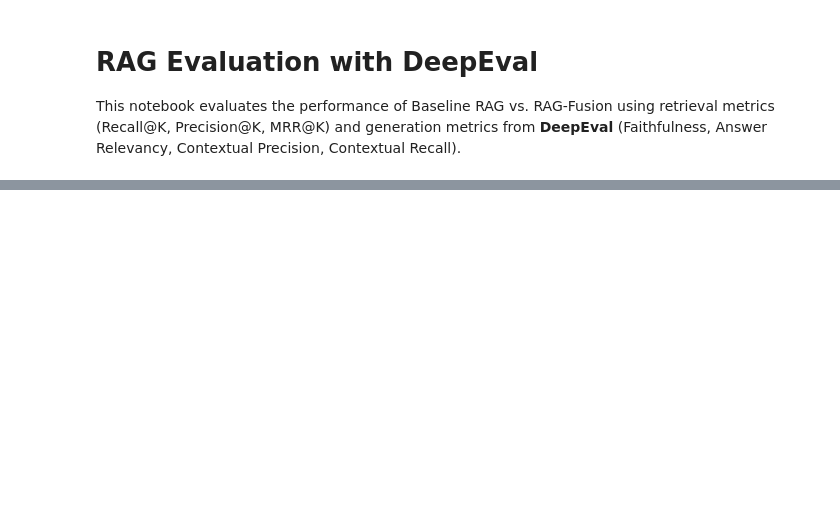
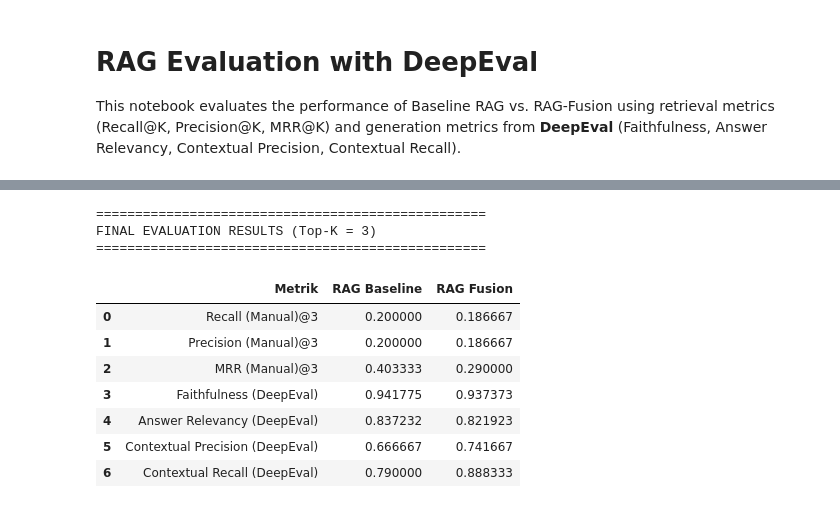
Before and after one commit to JayaWinata/medical-RAG, a Jupyter notebook: notebooks/evaluation_deepeval.ipynb, the cells around one changed output, grey strips where cells are left out. Drawn from its saved outputs; the diff is of its cells as text; code cells hidden in the pictures; blank space fills up the shorter version.

Commit message:
fix: deepeval evaluation problems fixed

```diff
--- a/notebooks/evaluation_deepeval.ipynb
+++ b/notebooks/evaluation_deepeval.ipynb
@@ -64,7 +68,8 @@ def calc_retrieval_metrics(row, retrieved_col, k=3):
     return pd.Series([precision, recall, mrr])
 # %%
 K_VALUE = 3
-FILEPATH = f"../knowledge-base/20260429_1829_rag_responses_dataset_k3.jsonl"
+FILEPATH = f"../knowledge-base/intfloat--multilingual-e5-large_rag_responses_dataset_k3.jsonl"
+OUTPUT_FILEPATH = FILEPATH.replace('rag_responses', 'evaluation')
 
 if not os.path.exists(FILEPATH):
     print(f"Error: File {FILEPATH} not found.")
@@ -126,8 +139,8 @@ def create_test_cases(dataframe, answer_col, contexts_col):
         test_case = LLMTestCase(
             input=row["question"],
             actual_output=row[answer_col],
-            retrieval_context=format_contexts(row[contexts_col]),
-            ground_truth=row["ground_truth"]
+            expected_output=row["ground_truth"],
+            retrieval_context=format_contexts(row[contexts_col])
         )
         test_cases.append(test_case)
     return test_cases
@@ -143,10 +156,19 @@ metrics = [
     ContextualRecallMetric(threshold=0.5, model=model_name)
 ]
 
+async_config = AsyncConfig(max_concurrent=3, throttle_value=2)
+
+def extract_results(eval_output):
+    test_results = eval_output.test_results
+    return [
+        {m.name: m.score for m in result.metrics_data}
+        for result in test_results
+    ]
+
 print("\n> Running DeepEval Evaluation for BASELINE...")
-evaluate(test_cases_baseline, metrics)
-baseline_results = [ {m.__class__.__name__: m.score for m in tc.metrics} for tc in test_cases_baseline ]
+baseline_run_results = evaluate(test_cases_baseline, metrics, async_config=async_config)
+baseline_results = extract_results(baseline_run_results)
 
 print("\n> Running DeepEval Evaluation for FUSION...")
-evaluate(test_cases_fusion, metrics)
-fusion_results = [ {m.__class__.__name__: m.score for m in tc.metrics} for tc in test_cases_fusion ]
+fusion_run_results = evaluate(test_cases_fusion, metrics, async_config=async_config)
+fusion_results = extract_results(fusion_run_results)
@@ -154,38 +219,50 @@ fusion_results = [ {m.__class__.__name__: m.score for m in tc.metrics} for tc in
 print("\n" + "="*50)
 print(f"FINAL EVALUATION RESULTS (Top-K = {K_VALUE})")
 print("="*50)
 
 res_b = pd.DataFrame(baseline_results)
 res_f = pd.DataFrame(fusion_results)
 
 summary_df = pd.DataFrame({
     "Metrik": [
         f"Recall (Manual)@{K_VALUE}",
         f"Precision (Manual)@{K_VALUE}",
         f"MRR (Manual)@{K_VALUE}",
         "Faithfulness (DeepEval)",
         "Answer Relevancy (DeepEval)",
         "Contextual Precision (DeepEval)",
         "Contextual Recall (DeepEval)"
     ],
     "RAG Baseline": [
         df['baseline_Recall@K'].mean(),
         df['baseline_Precision@K'].mean(),
         df['baseline_MRR@K'].mean(),
-        res_b['FaithfulnessMetric'].mean(),
-        res_b['AnswerRelevancyMetric'].mean(),
-        res_b['ContextualPrecisionMetric'].mean(),
-        res_b['ContextualRecallMetric'].mean()
+        res_b['Faithfulness'].mean(),
+        res_b['Answer Relevancy'].mean(),
+        res_b['Contextual Precision'].mean(),
+        res_b['Contextual Recall'].mean()
     ],
     "RAG Fusion": [
         df['fusion_Recall@K'].mean(),
         df['fusion_Precision@K'].mean(),
         df['fusion_MRR@K'].mean(),
-        res_f['FaithfulnessMetric'].mean(),
-        res_f['AnswerRelevancyMetric'].mean(),
-        res_f['ContextualPrecisionMetric'].mean(),
-        res_f['ContextualRecallMetric'].mean()
+        res_f['Faithfulness'].mean(),
+        res_f['Answer Relevancy'].mean(),
+        res_f['Contextual Precision'].mean(),
+        res_f['Contextual Recall'].mean()
     ]
 })
 
 summary_df
+# %% [output]
+==================================================
+FINAL EVALUATION RESULTS (Top-K = 3)
+==================================================
+|  | Metrik | RAG Baseline | RAG Fusion |
+| 0 | Recall (Manual)@3 | 0.200000 | 0.186667 |
+| 1 | Precision (Manual)@3 | 0.200000 | 0.186667 |
+| 2 | MRR (Manual)@3 | 0.403333 | 0.290000 |
+| 3 | Faithfulness (DeepEval) | 0.941775 | 0.937373 |
+| 4 | Answer Relevancy (DeepEval) | 0.837232 | 0.821923 |
+| 5 | Contextual Precision (DeepEval) | 0.666667 | 0.741667 |
+| 6 | Contextual Recall (DeepEval) | 0.790000 | 0.888333 |
```
Also changed, not shown: parts of 6 cells of this notebook, 1 other file.
